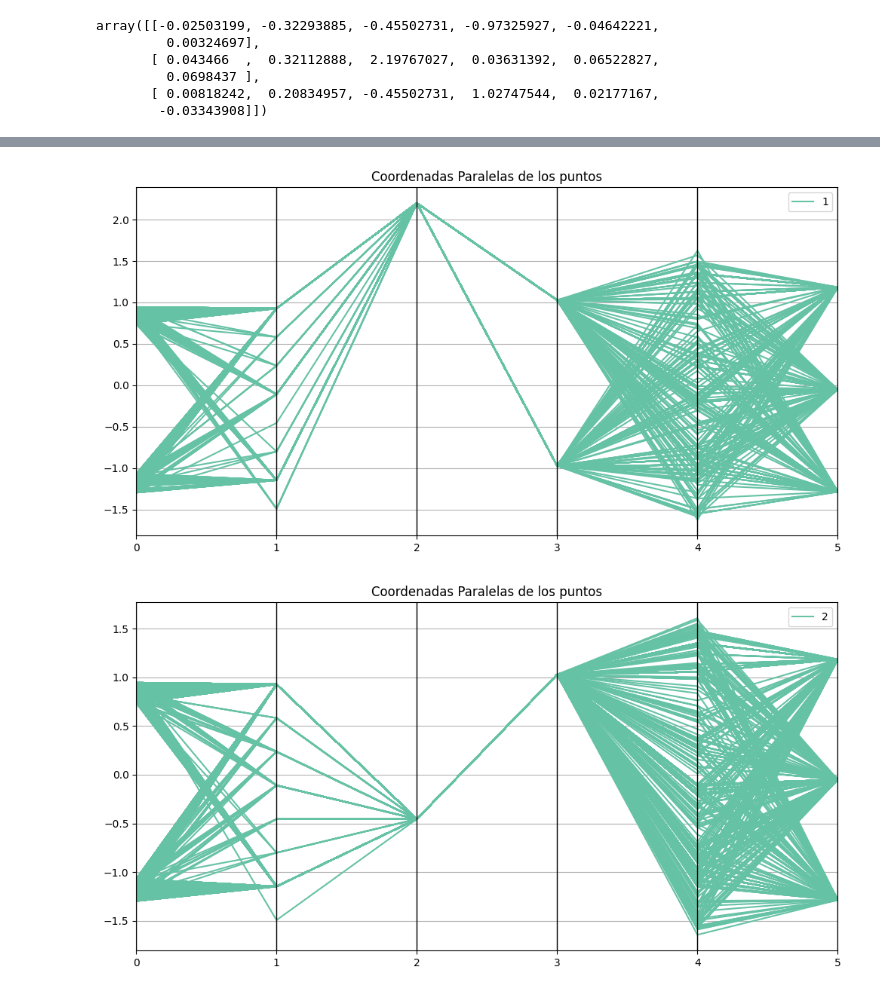
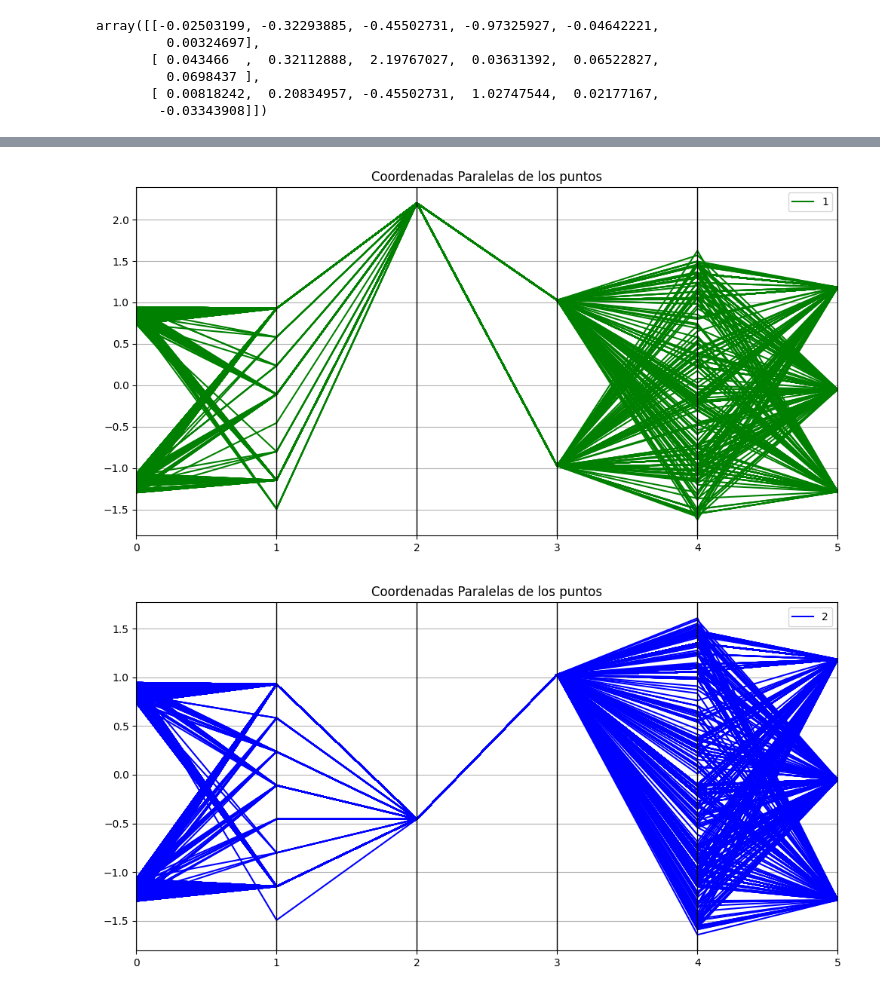
Before and after one commit to voz-mk/sistemas-inteligentes, a Jupyter notebook: main.ipynb, the cells around one changed output, grey strips where cells are left out. Cells and saved outputs as stored; diff of their text form; code cells hidden in the pictures.

```diff
--- a/main.ipynb
+++ b/main.ipynb
@@ -518,7 +518,7 @@ def display_parallel_coordinates(data, num_clusters):
         plt.figure(figsize=(12, 6))
         # Asegúrate de que la columna 'cluster' sea de tipo entero
         data['cluster'] = data['cluster'].astype(int)
-        parallel_coordinates(data[data["cluster"] == cluster], class_column='cluster', colormap=plt.get_cmap("Set2"))
+        parallel_coordinates(data[data["cluster"] == cluster], class_column='cluster', color=colormap(cluster))
         plt.title(f'Cluster {cluster}')
         plt.title('Coordenadas Paralelas de los puntos')
         plt.show()
@@ -533,2 +533,2 @@ display_parallel_coordinates(X_clustered, 3)
-[figure, old version]
+[figure, new version]
-[figure, old version]
+[figure, new version]
```
Also changed, not shown: parts of 3 cells of this notebook.
